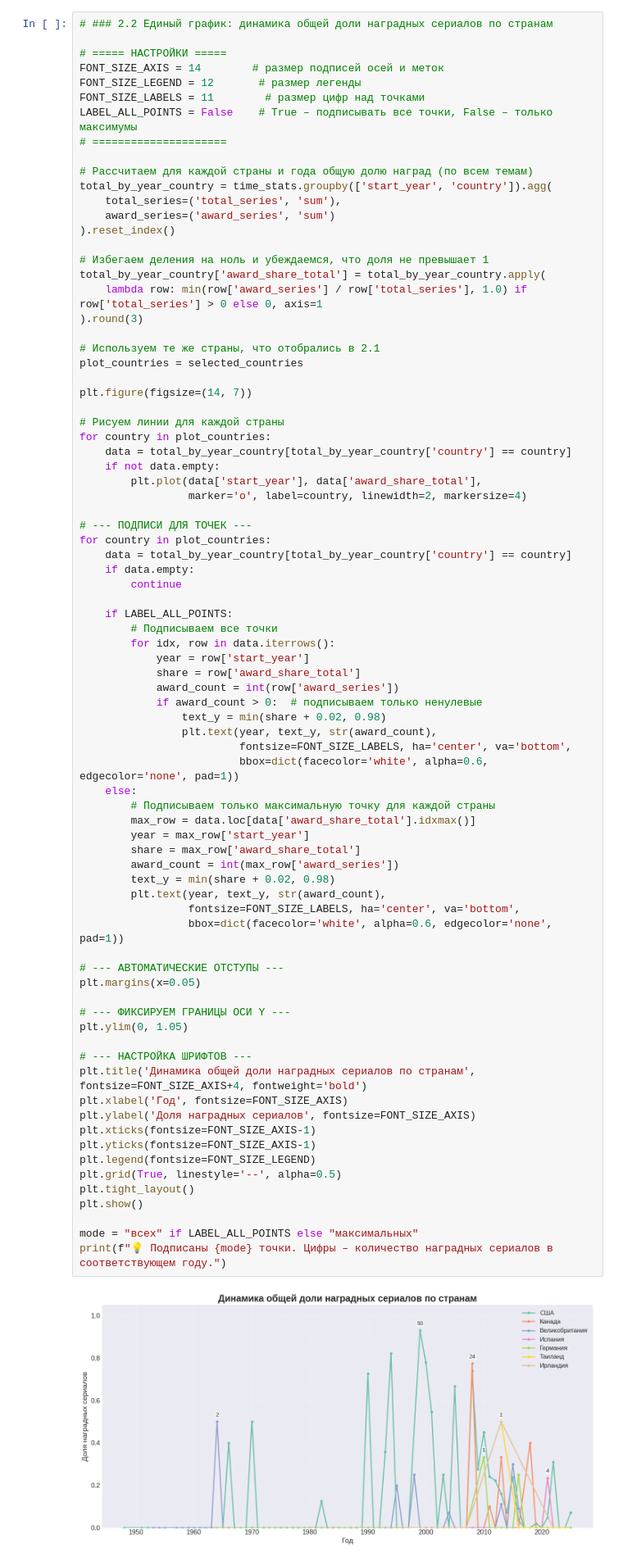
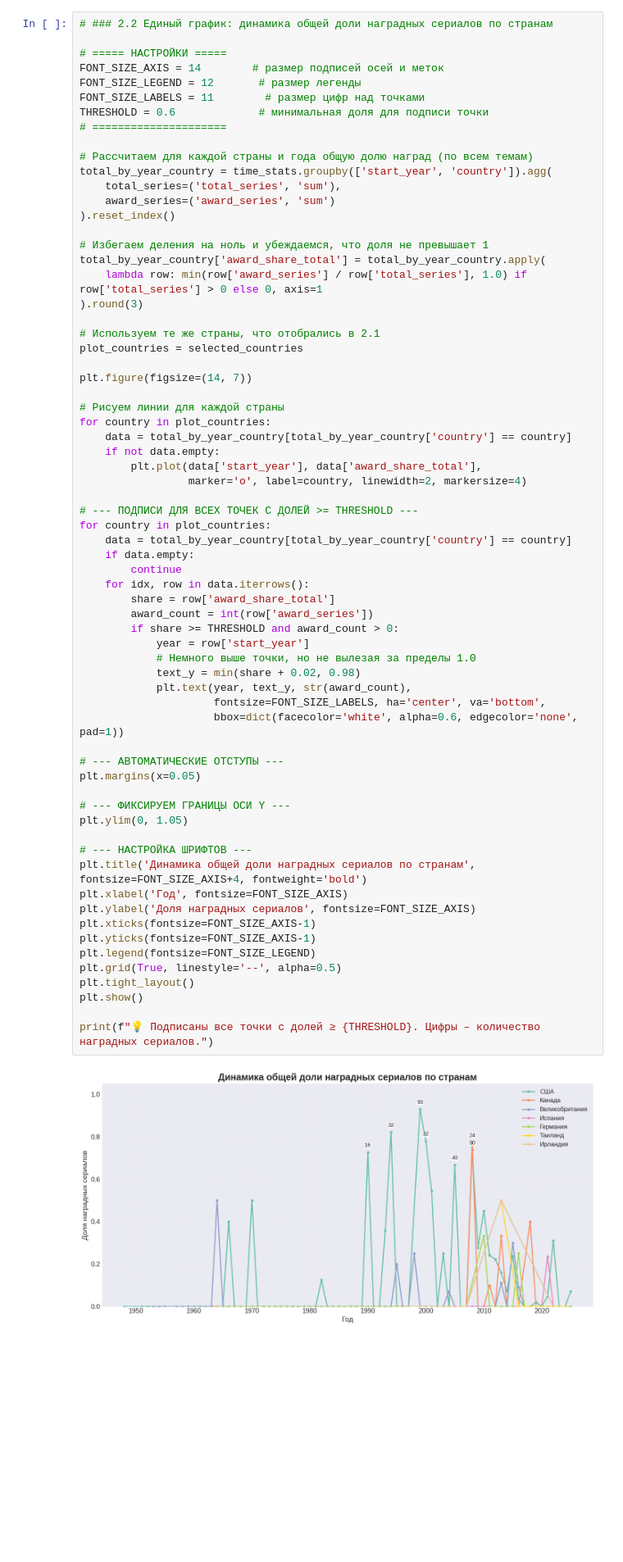
Before and after one commit to anmyvla-beep/python-ai-Mysttonen-Angelika, a Jupyter notebook: notebooks/week3_visualization.ipynb, the cells around one changed output. Shown at 82% size. Cells and saved outputs as stored; diff of their text form; blank space fills up the shorter version.

```diff
--- a/notebooks/week3_visualization.ipynb
+++ b/notebooks/week3_visualization.ipynb
@@ -306,7 +306,7 @@ dtype: int64
 FONT_SIZE_AXIS = 14        # размер подписей осей и меток
 FONT_SIZE_LEGEND = 12       # размер легенды
 FONT_SIZE_LABELS = 11        # размер цифр над точками
-LABEL_ALL_POINTS = False    # True – подписывать все точки, False – только максимумы
+THRESHOLD = 0.6             # минимальная доля для подписи точки
 # =====================
 
 # Рассчитаем для каждой страны и года общую долю наград (по всем темам)
@@ -329,55 +329,42 @@ plt.figure(figsize=(14, 7))
 for country in plot_countries:
     data = total_by_year_country[total_by_year_country['country'] == country]
     if not data.empty:
         plt.plot(data['start_year'], data['award_share_total'],
                  marker='o', label=country, linewidth=2, markersize=4)
 
-# --- ПОДПИСИ ДЛЯ ТОЧЕК ---
+# --- ПОДПИСИ ДЛЯ ВСЕХ ТОЧЕК С ДОЛЕЙ >= THRESHOLD ---
 for country in plot_countries:
     data = total_by_year_country[total_by_year_country['country'] == country]
     if data.empty:
         continue
-
-    if LABEL_ALL_POINTS:
-        # Подписываем все точки
-        for idx, row in data.iterrows():
+    for idx, row in data.iterrows():
+        share = row['award_share_total']
+        award_count = int(row['award_series'])
+        if share >= THRESHOLD and award_count > 0:
             year = row['start_year']
-            share = row['award_share_total']
-            award_count = int(row['award_series'])
-            if award_count > 0:  # подписываем только ненулевые
-                text_y = min(share + 0.02, 0.98)
-                plt.text(year, text_y, str(award_count),
-                         fontsize=FONT_SIZE_LABELS, ha='center', va='bottom',
-                         bbox=dict(facecolor='white', alpha=0.6, edgecolor='none', pad=1))
-    else:
-        # Подписываем только максимальную точку для каждой страны
-        max_row = data.loc[data['award_share_total'].idxmax()]
-        year = max_row['start_year']
-        share = max_row['award_share_total']
-        award_count = int(max_row['award_series'])
-        text_y = min(share + 0.02, 0.98)
-        plt.text(year, text_y, str(award_count),
-                 fontsize=FONT_SIZE_LABELS, ha='center', va='bottom',
-                 bbox=dict(facecolor='white', alpha=0.6, edgecolor='none', pad=1))
+            # Немного выше точки, но не вылезая за пределы 1.0
+            text_y = min(share + 0.02, 0.98)
+            plt.text(year, text_y, str(award_count),
+                     fontsize=FONT_SIZE_LABELS, ha='center', va='bottom',
+                     bbox=dict(facecolor='white', alpha=0.6, edgecolor='none', pad=1))
 
 # --- АВТОМАТИЧЕСКИЕ ОТСТУПЫ ---
 plt.margins(x=0.05)
 
 # --- ФИКСИРУЕМ ГРАНИЦЫ ОСИ Y ---
 plt.ylim(0, 1.05)
 
 # --- НАСТРОЙКА ШРИФТОВ ---
 plt.title('Динамика общей доли наградных сериалов по странам', fontsize=FONT_SIZE_AXIS+4, fontweight='bold')
 plt.xlabel('Год', fontsize=FONT_SIZE_AXIS)
 plt.ylabel('Доля наградных сериалов', fontsize=FONT_SIZE_AXIS)
 plt.xticks(fontsize=FONT_SIZE_AXIS-1)
 plt.yticks(fontsize=FONT_SIZE_AXIS-1)
 plt.legend(fontsize=FONT_SIZE_LEGEND)
 plt.grid(True, linestyle='--', alpha=0.5)
 plt.tight_layout()
 plt.show()
 
-mode = "всех" if LABEL_ALL_POINTS else "максимальных"
-print(f"💡 Подписаны {mode} точки. Цифры – количество наградных сериалов в соответствующем году.")
+print(f"💡 Подписаны все точки с долей ≥ {THRESHOLD}. Цифры – количество наградных сериалов.")
 # %% [output]
-[figure, old version]
+[figure, new version]
```
Also changed, not shown: parts of 2 cells of this notebook.
